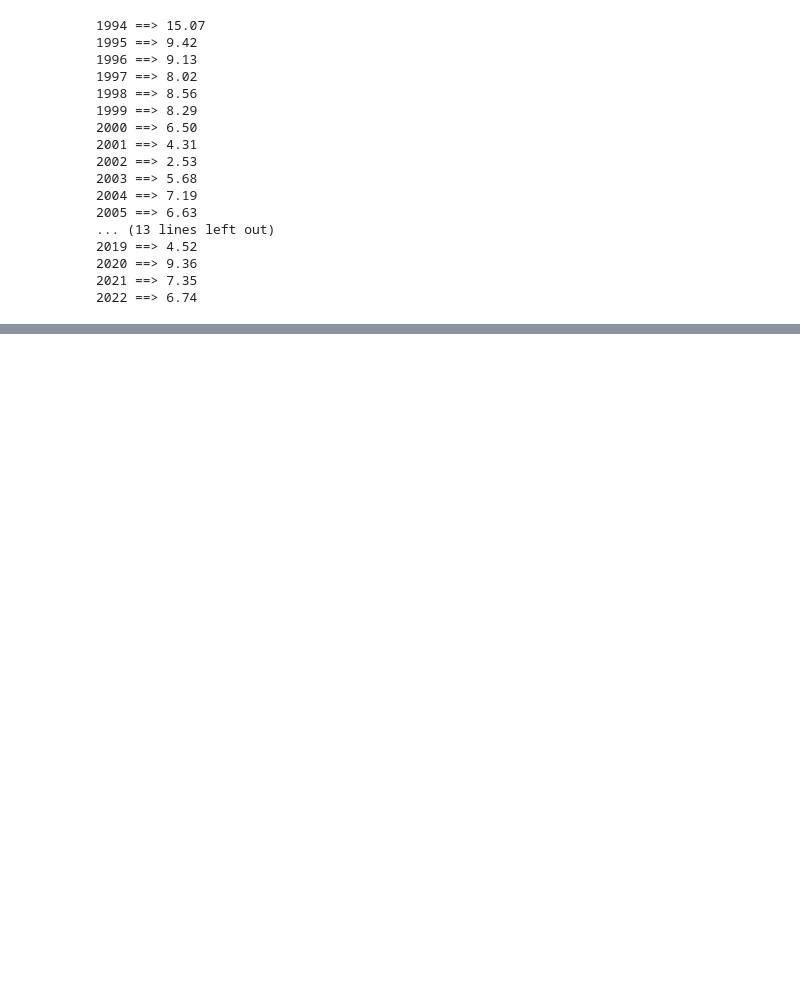
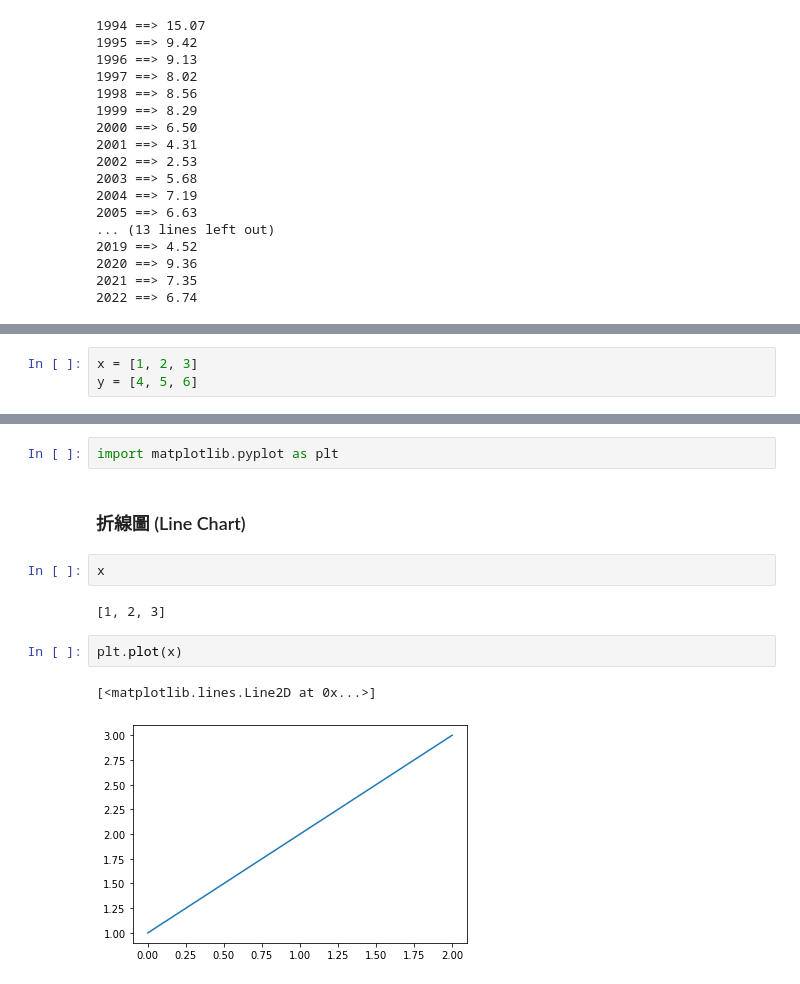
Before and after one commit to matelslime/20230205-python, a Jupyter notebook: 20230219.ipynb, the cells around one changed output, grey strips where cells are left out. Drawn from its saved outputs; the diff is of its cells as text; blank space fills up the shorter version.

```diff
--- a/20230219.ipynb
+++ b/20230219.ipynb
@@ -163,0 +167,3 @@ printcoin()
+# %%
+x = [1, 2, 3]
+y = [4, 5, 6]
@@ -163,0 +403,13 @@ printcoin()
+# %%
+import matplotlib.pyplot as plt
+# %% [markdown]
+### 折線圖 (Line Chart)
+# %%
+x
+# %% [output]
+[1, 2, 3]
+# %%
+plt.plot(x)
+# %% [output]
+[<matplotlib.lines.Line2D at 0x...>]
+[figure, added]
```
Also changed, not shown: parts of 159 cells of this notebook.
